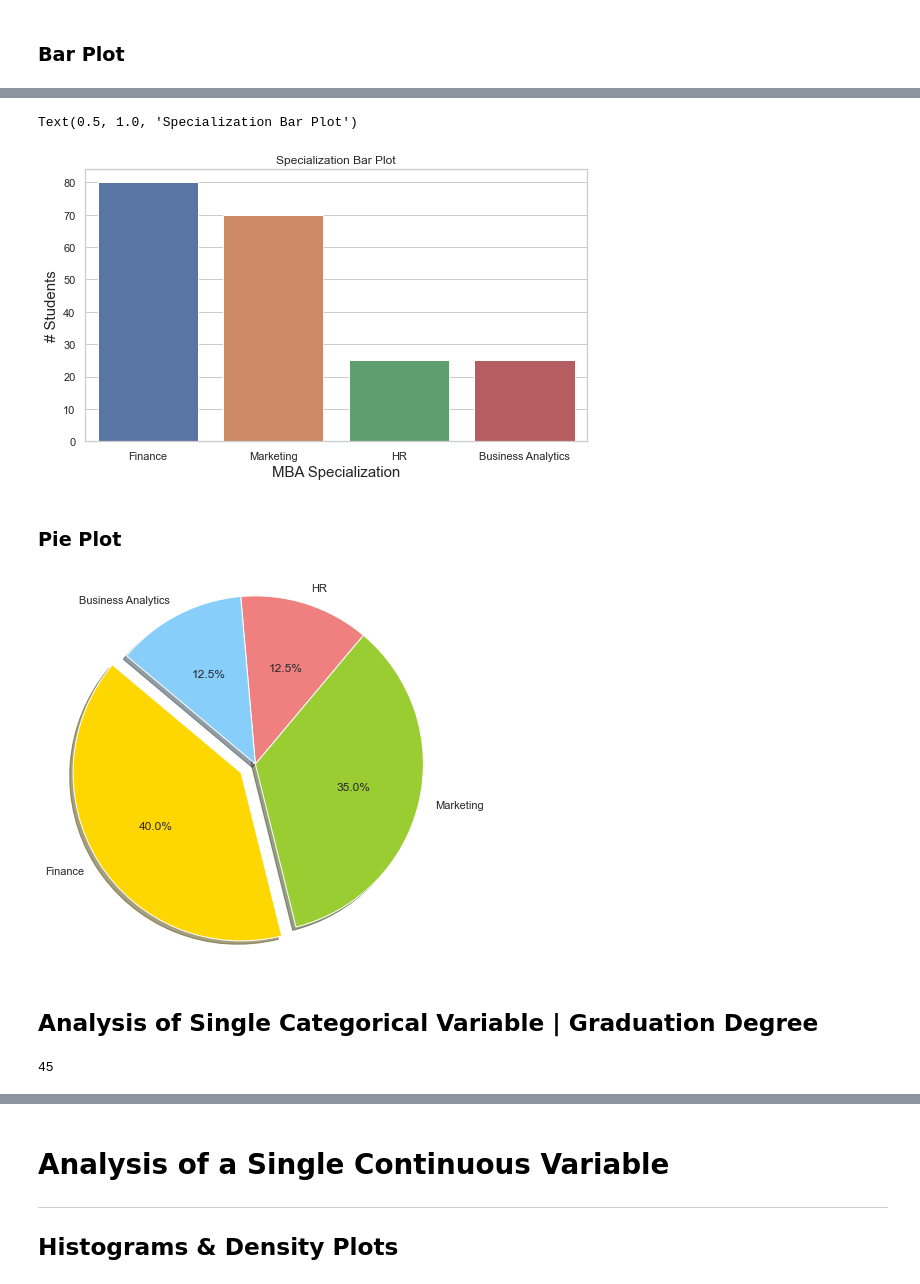
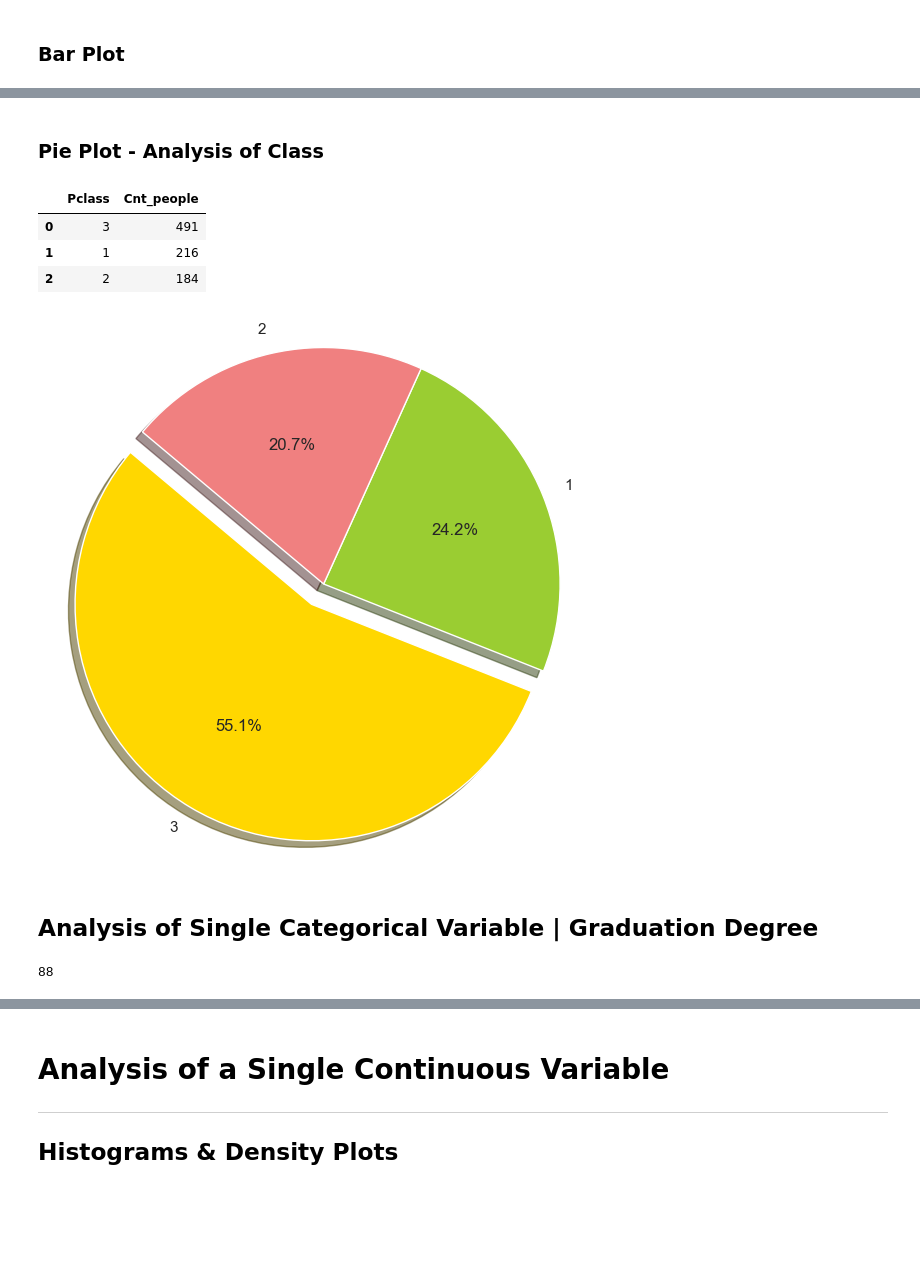
Before and after one commit to ashishpal2702/DataScience-Bootcamp, a Jupyter notebook: Python DS/Analysis_of_Single_Variable_AV.ipynb, the cells around one changed output, grey strips where cells are left out. Drawn from its saved outputs; the diff is of its cells as text; code cells hidden in the pictures; blank space fills up the shorter version.

```diff
--- a/Python DS/Analysis_of_Single_Variable_AV.ipynb
+++ b/Python DS/Analysis_of_Single_Variable_AV.ipynb
@@ -15,4 +15,4 @@ import seaborn as sns
 
 %matplotlib inline
 # %%
-mba_df = pd.read_csv("MBA_Students_Data.csv")
+df = pd.read_csv('titanic.csv')
@@ -65,40 +82,40 @@ plt.bar(freq_table['Specialization'], freq_table['Cnt_Students'])
-# %%
-sns.set(style="whitegrid")
-plt.figure(figsize=(9,5))
-ax = sns.barplot( x = freq_table['Specialization'],
-            y = freq_table['Cnt_Students'])
-ax.set_xlabel("MBA Specialization",fontsize=15)
-ax.set_ylabel("# Students",fontsize=15)
-ax.set_title("Specialization Bar Plot")
-# %% [output]
-Text(0.5, 1.0, 'Specialization Bar Plot')
-[figure, removed]
 # %% [markdown]
-### Pie Plot
+### Pie Plot - Analysis of Class
+# %%
+class_freq_table = df["Pclass"].value_counts().to_frame()
+class_freq_table.reset_index(inplace=True) # reset index
+class_freq_table.columns = [   "Pclass"   , 'Cnt_people'] # rename columns
+# %%
+class_freq_table
+# %% [output]
+|  | Pclass | Cnt_people |
+| 0 | 3 | 491 |
+| 1 | 1 | 216 |
+| 2 | 2 | 184 |
 # %%
 plt.figure(figsize=(7,7))
-colors = ['gold', 'yellowgreen', 'lightcoral', 'lightskyblue']
-explode = (0.1, 0, 0, 0)  # explode 1st slice
+colors = ['gold', 'yellowgreen', 'lightcoral']
+explode = (0.1, 0, 0)  # explode 1st slice
 
 # Plot
-plt.pie(freq_table['Cnt_Students'],
-        labels=freq_table['Specialization'],
+plt.pie(class_freq_table['Cnt_people'],
+        labels=class_freq_table['Pclass'],
         explode=explode,
         colors=colors,
         autopct='%1.1f%%',
         shadow=True, startangle=140)
 
 plt.axis('equal')
 plt.show()
 # %% [output]
-[figure, old version]
+[figure, new version]
 # %% [markdown]
 ## Analysis of Single Categorical Variable | Graduation Degree
 # %%
-freq_grad_deg = mba_df['grad_degree'].value_counts()
+freq_grad_deg = df['Age'].value_counts()
 freq_grad_deg.count()
 # %% [output]
-45
+88
 # %%
 freq_grad_deg
 # %% [output]
```
Also changed, not shown: parts of 23 cells of this notebook, 1 other file.
